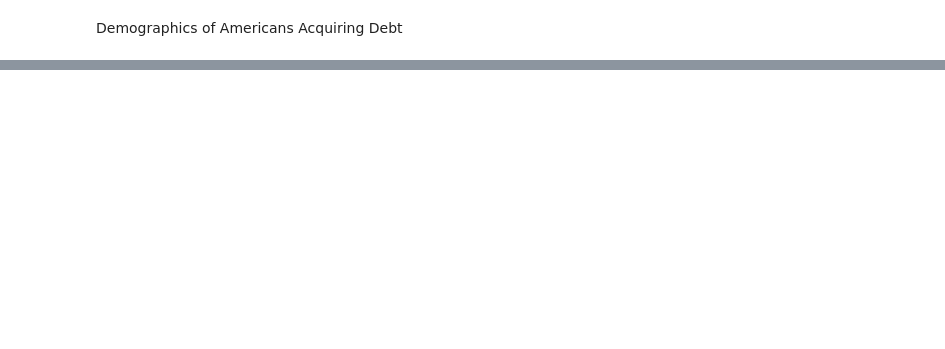
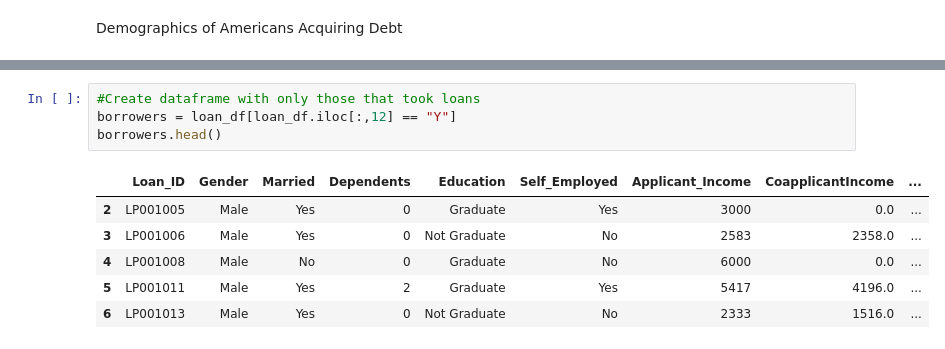
Before and after one commit to AsianInvasion00/Group2_Project1, a Jupyter notebook: Joyce.ipynb, the cells around one changed output, grey strips where cells are left out. Cells and saved outputs as stored; diff of their text form; blank space fills up the shorter version.

```diff
--- a/Joyce.ipynb
+++ b/Joyce.ipynb
@@ -33,0 +47,11 @@ NameError: name 'loan_data_set' is not defined
+# %%
+#Create dataframe with only those that took loans
+borrowers = loan_df[loan_df.iloc[:,12] == "Y"]
+borrowers.head()
+# %% [output]
+|  | Loan_ID | Gender | Married | Dependents | Education | Self_Employed | Applicant_Income | CoapplicantIncome | ... |
+| 2 | LP001005 | Male | Yes | 0 | Graduate | Yes | 3000 | 0.0 | ... |
+| 3 | LP001006 | Male | Yes | 0 | Not Graduate | No | 2583 | 2358.0 | ... |
+| 4 | LP001008 | Male | No | 0 | Graduate | No | 6000 | 0.0 | ... |
+| 5 | LP001011 | Male | Yes | 2 | Graduate | Yes | 5417 | 4196.0 | ... |
+| 6 | LP001013 | Male | Yes | 0 | Not Graduate | No | 2333 | 1516.0 | ... |
```
Also changed, not shown: parts of 17 cells of this notebook, 3 other files.
